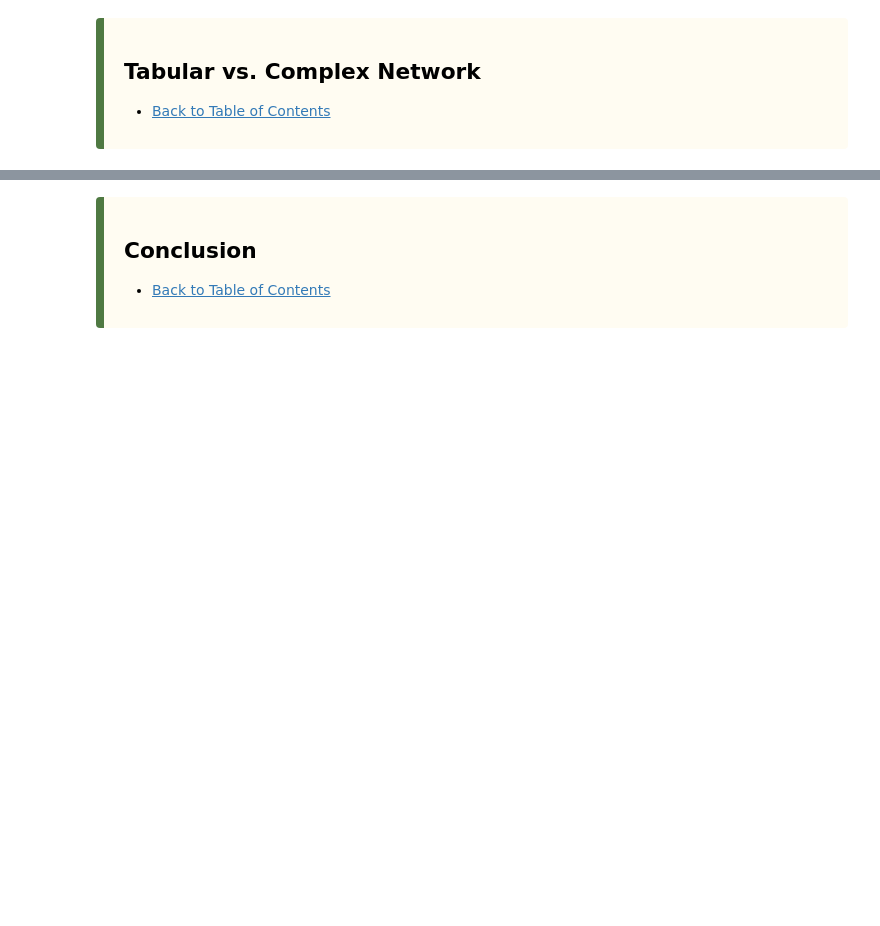
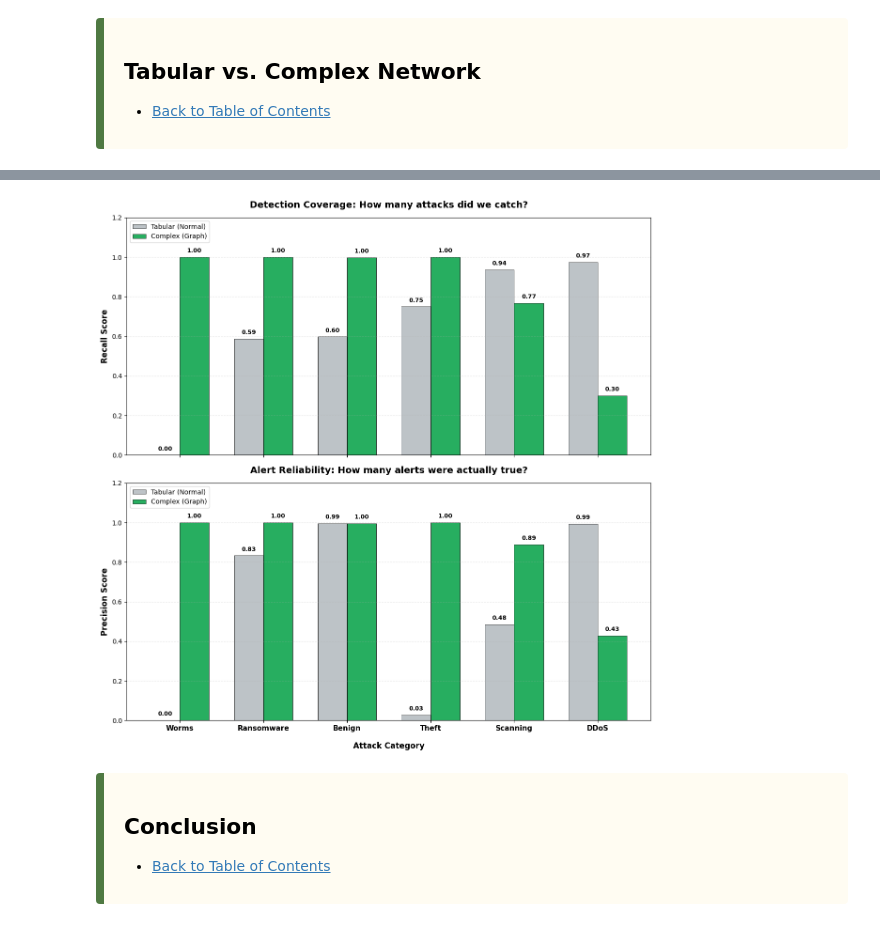
Before and after one commit to JaredWood-DU/COMP3703, a Jupyter notebook: final/final.ipynb, the cells around one changed output, grey strips where cells are left out. Drawn from its saved outputs; the diff is of its cells as text; code cells hidden in the pictures; blank space fills up the shorter version.

```diff
--- a/final/final.ipynb
+++ b/final/final.ipynb
@@ -254,6 +347,11 @@ Now for the crux of this whole project, deriving and defining complex network in
 # %% [markdown]
 ![Alt text](finalImages/mlMetrics.png)
 ![Alt text](finalImages/nnMetrics.png)
+# %%
+# Observe the key takeaway from performance
+f.plot_key_comparison()
+# %% [output]
+[figure, added]
 # %% [markdown]
 <div style="
     padding: 15px 20px;
```
Also changed, not shown: parts of 10 cells of this notebook, 5 other files.
